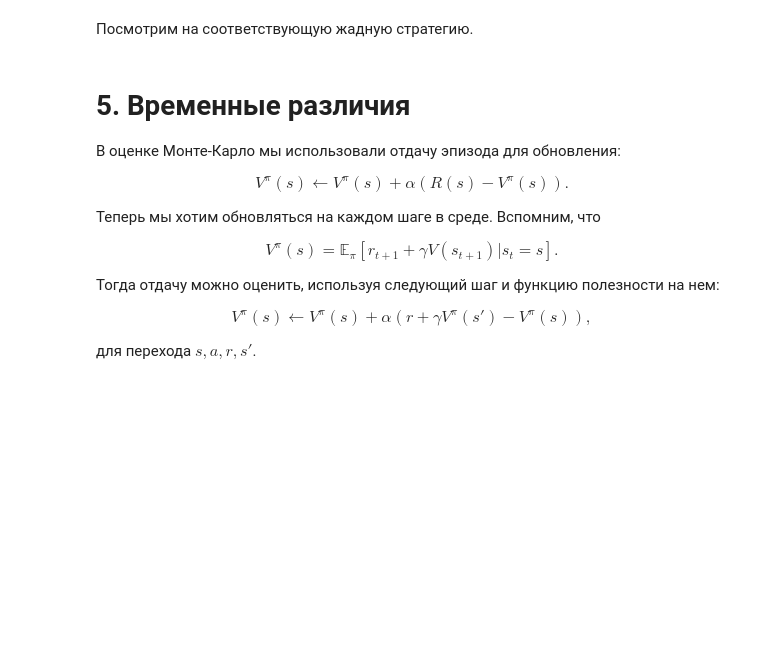
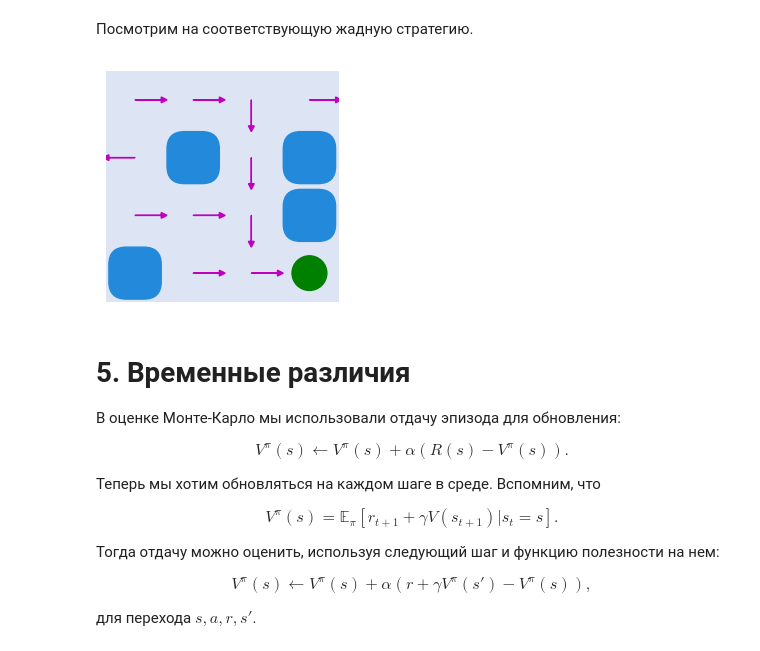
Before and after one commit to iptkachev/SB-RL-2025, a Jupyter notebook: seminars/02_Dynamic_Prog_MC_TD.ipynb, the cells around one changed output. Drawn from its saved outputs; the diff is of its cells as text; code cells hidden in the pictures; blank space fills up the shorter version.

```diff
--- a/seminars/02_Dynamic_Prog_MC_TD.ipynb
+++ b/seminars/02_Dynamic_Prog_MC_TD.ipynb
@@ -882,11 +886,14 @@ plt.close()
 # %% [markdown]
 Посмотрим на соответствующую жадную стратегию.
 # %%
+gamma = 0.9
 policy = {}
 for s in env.get_all_states():
     if env.get_possible_actions(s):
         policy[s] = get_optimal_action(env, state_values, s, gamma)
 env.render_det_policy(policy)
+# %% [output]
+[figure, added]
 # %% [markdown]
 # 5. Временные различия <a name = 'td'></a>
 
```
Also changed, not shown: parts of 8 cells of this notebook.
